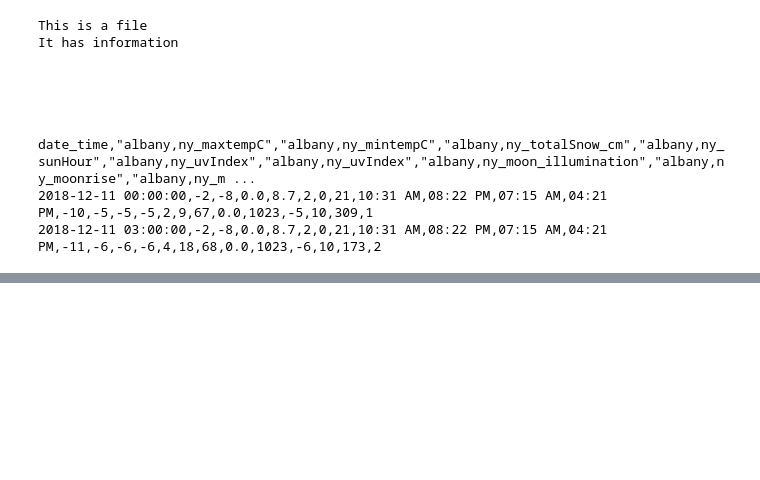
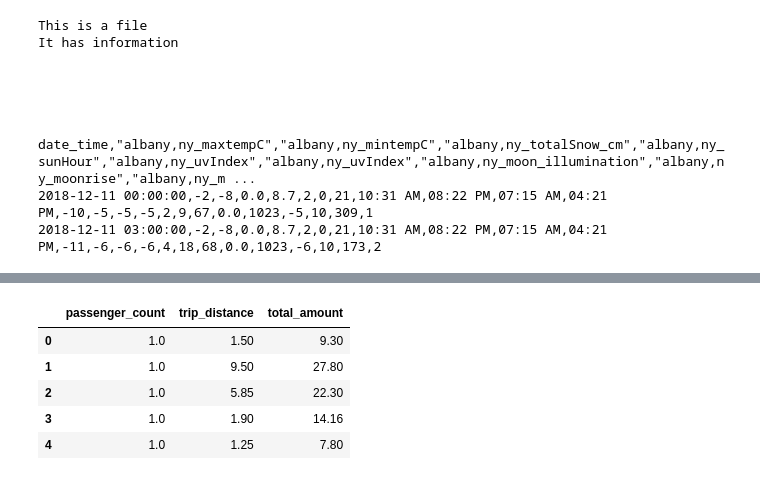
Before and after one commit to opagani/2024-08Aug-pandas-csv, a Jupyter notebook: LernerPython - 2024-08Aug-pandas-csv.ipynb, the cells around one changed output, grey strips where cells are left out. Saved outputs shown, nothing was run; the diff lists cells and outputs as text; code cells hidden in the pictures; blank space fills up the shorter version.

```diff
--- a/LernerPython - 2024-08Aug-pandas-csv.ipynb
+++ b/LernerPython - 2024-08Aug-pandas-csv.ipynb
@@ -263,0 +268,12 @@ date_time,"albany,ny_maxtempC","albany,ny_mintempC","albany,ny_totalSnow_cm","al
+# %%
+df = pd.read_csv('nyc_taxi_2020-07.csv',
+                 usecols=['passenger_count', 'trip_distance', 'total_amount'])
+# %%
+df.head()
+# %% [output]
+|  | passenger_count | trip_distance | total_amount |
+| 0 | 1.0 | 1.50 | 9.30 |
+| 1 | 1.0 | 9.50 | 27.80 |
+| 2 | 1.0 | 5.85 | 22.30 |
+| 3 | 1.0 | 1.90 | 14.16 |
+| 4 | 1.0 | 1.25 | 7.80 |
```
Also changed, not shown: parts of 1 cell of this notebook.
